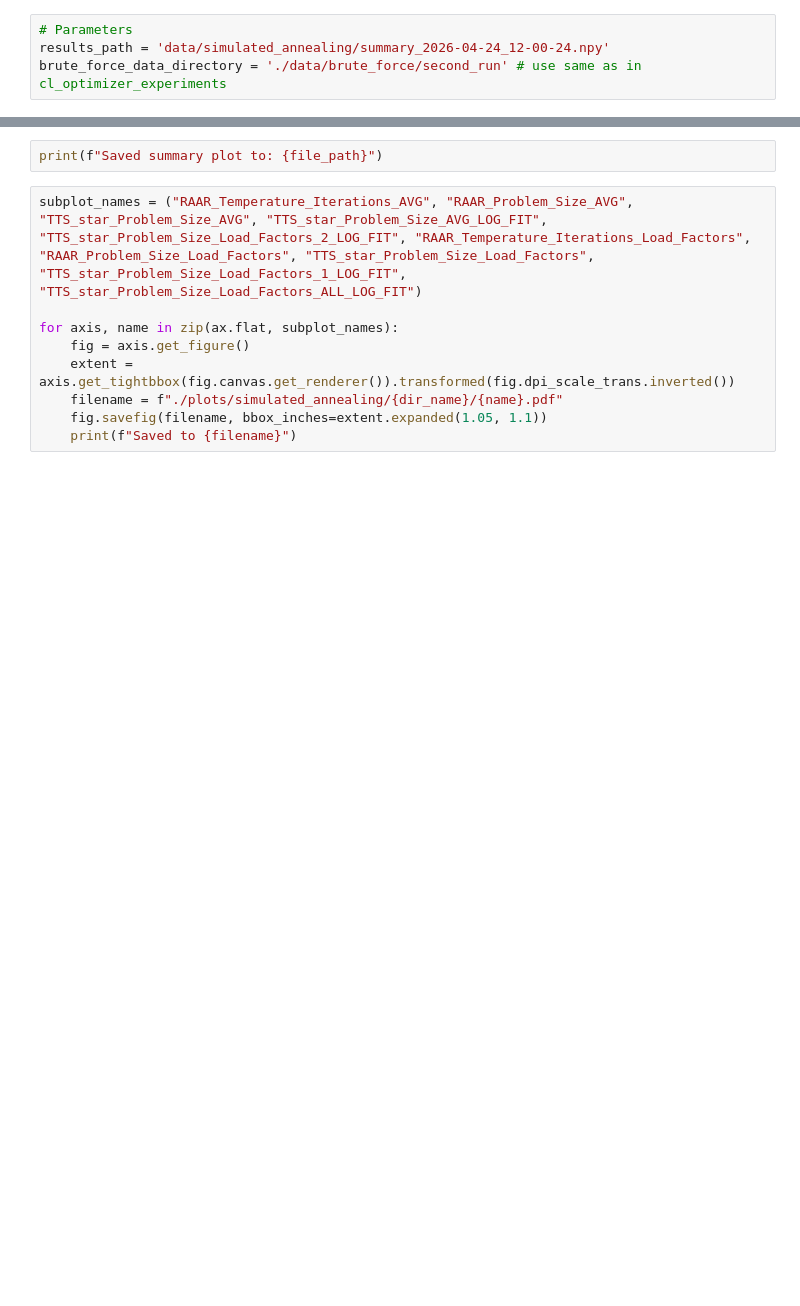
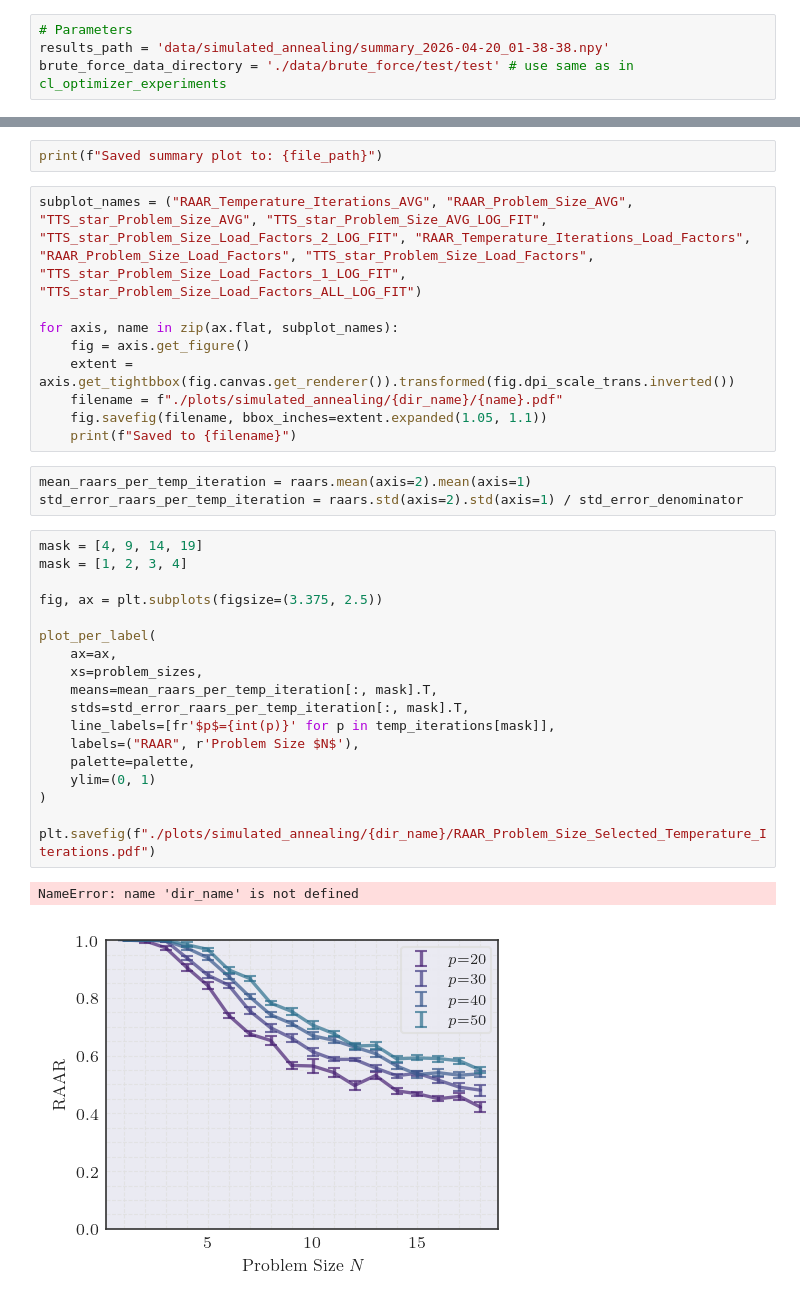
Before and after one commit to DerEinverleiber/UCP-PaperV2, a Jupyter notebook: cl_optimizer_plots.ipynb, the cells around one changed output, grey strips where cells are left out. Saved outputs shown, nothing was run; the diff lists cells and outputs as text; blank space fills up the shorter version.

Commit message:
feat(cl plots): add RAAR plot for selected temperature iterations

```diff
--- a/cl_optimizer_plots.ipynb
+++ b/cl_optimizer_plots.ipynb
@@ -8,7 +11,7 @@ import matplotlib.pyplot as plt
 # %%
 # Parameters
-results_path = 'data/simulated_annealing/summary_2026-04-24_12-00-24.npy'
-brute_force_data_directory = './data/brute_force/second_run' # use same as in cl_optimizer_experiments
+results_path = 'data/simulated_annealing/summary_2026-04-20_01-38-38.npy'
+brute_force_data_directory = './data/brute_force/test/test' # use same as in cl_optimizer_experiments
 # %%
 import numpy as np
 
@@ -192,3 +206,27 @@ for axis, name in zip(ax.flat, subplot_names):
     filename = f"./plots/simulated_annealing/{dir_name}/{name}.pdf"
     fig.savefig(filename, bbox_inches=extent.expanded(1.05, 1.1))
     print(f"Saved to {filename}")
+# %%
+mean_raars_per_temp_iteration = raars.mean(axis=2).mean(axis=1)
+std_error_raars_per_temp_iteration = raars.std(axis=2).std(axis=1) / std_error_denominator
+# %%
+mask = [4, 9, 14, 19]
+mask = [1, 2, 3, 4]
+
+fig, ax = plt.subplots(figsize=(3.375, 2.5))
+
+plot_per_label(
+    ax=ax,
+    xs=problem_sizes,
+    means=mean_raars_per_temp_iteration[:, mask].T,
+    stds=std_error_raars_per_temp_iteration[:, mask].T,
+    line_labels=[fr'$p$={int(p)}' for p in temp_iterations[mask]],
+    labels=("RAAR", r'Problem Size $N$'),
+    palette=palette,
+    ylim=(0, 1)
+)
+
+plt.savefig(f"./plots/simulated_annealing/{dir_name}/RAAR_Problem_Size_Selected_Temperature_Iterations.pdf")
+# %% [output]
+NameError: name 'dir_name' is not defined
+[figure, added]
```
Also changed, not shown: parts of 12 cells of this notebook, 1 other file.
